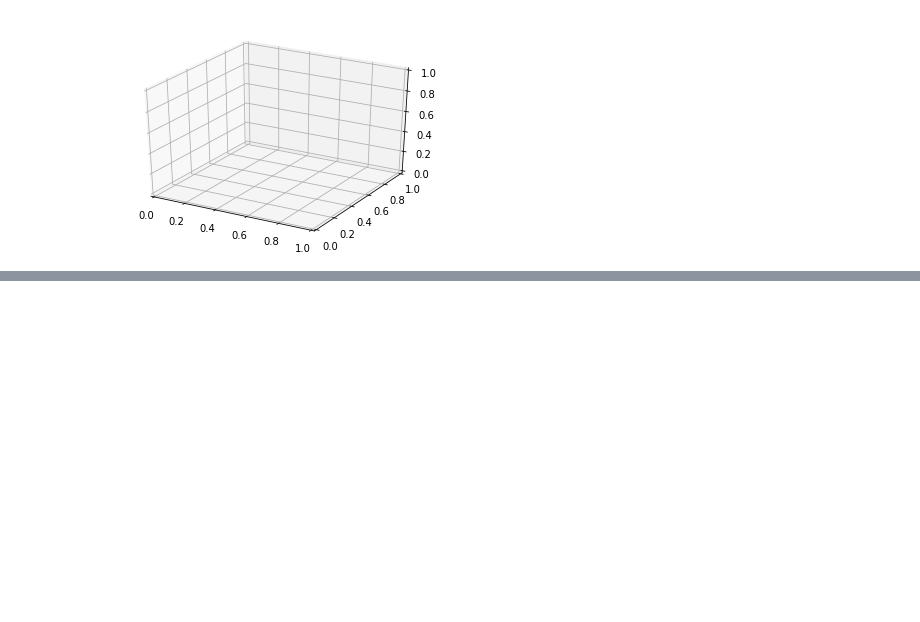
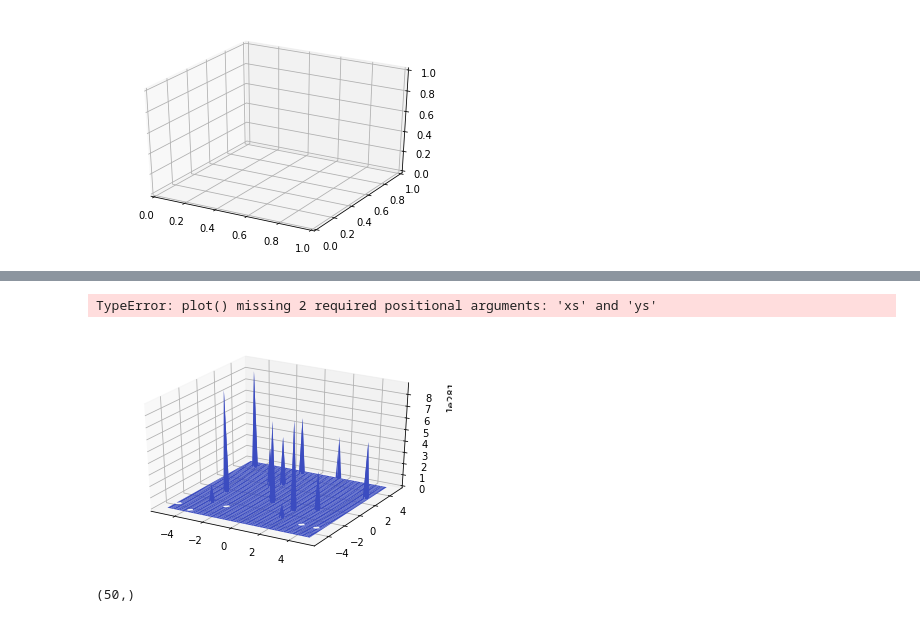
Before and after one commit to yngtdd/hyperspace, a Jupyter notebook: examples/notebooks/benchmark_vis.ipynb, the cells around one changed output, grey strips where cells are left out. Cells and saved outputs as stored; diff of their text form; code cells hidden in the pictures; blank space fills up the shorter version.

```diff
--- a/examples/notebooks/benchmark_vis.ipynb
+++ b/examples/notebooks/benchmark_vis.ipynb
@@ -42,0 +80,18 @@ ValueError: Argument Z must be 2-dimensional.
+# %%
+import numpy as np
+import matplotlib.pyplot as plt
+from mpl_toolkits.mplot3d import axes3d
+from matplotlib import cm
+
+fig = plt.figure()
+ax = fig.add_subplot(111, projection='3d')
+
+ax.plot_surface(xx, yy, response, rstride=1, cstride=1, cmap=cm.coolwarm)
+plt.plot()
+# %% [output]
+TypeError: plot() missing 2 required positional arguments: 'xs' and 'ys'
+[figure, added]
+# %%
+z.shape
+# %% [output]
+(50,)
```
Also changed, not shown: parts of 6 cells of this notebook.
